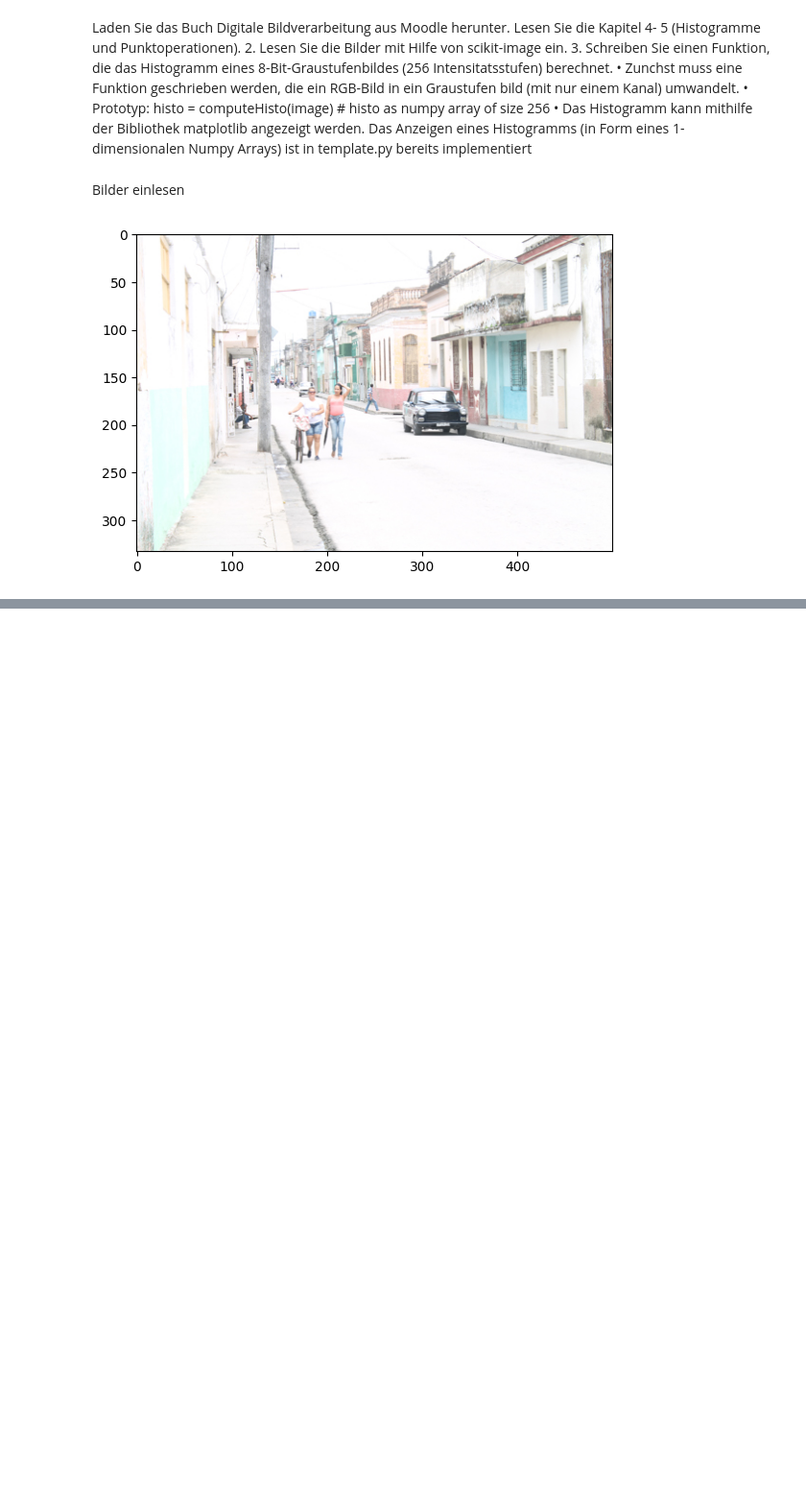
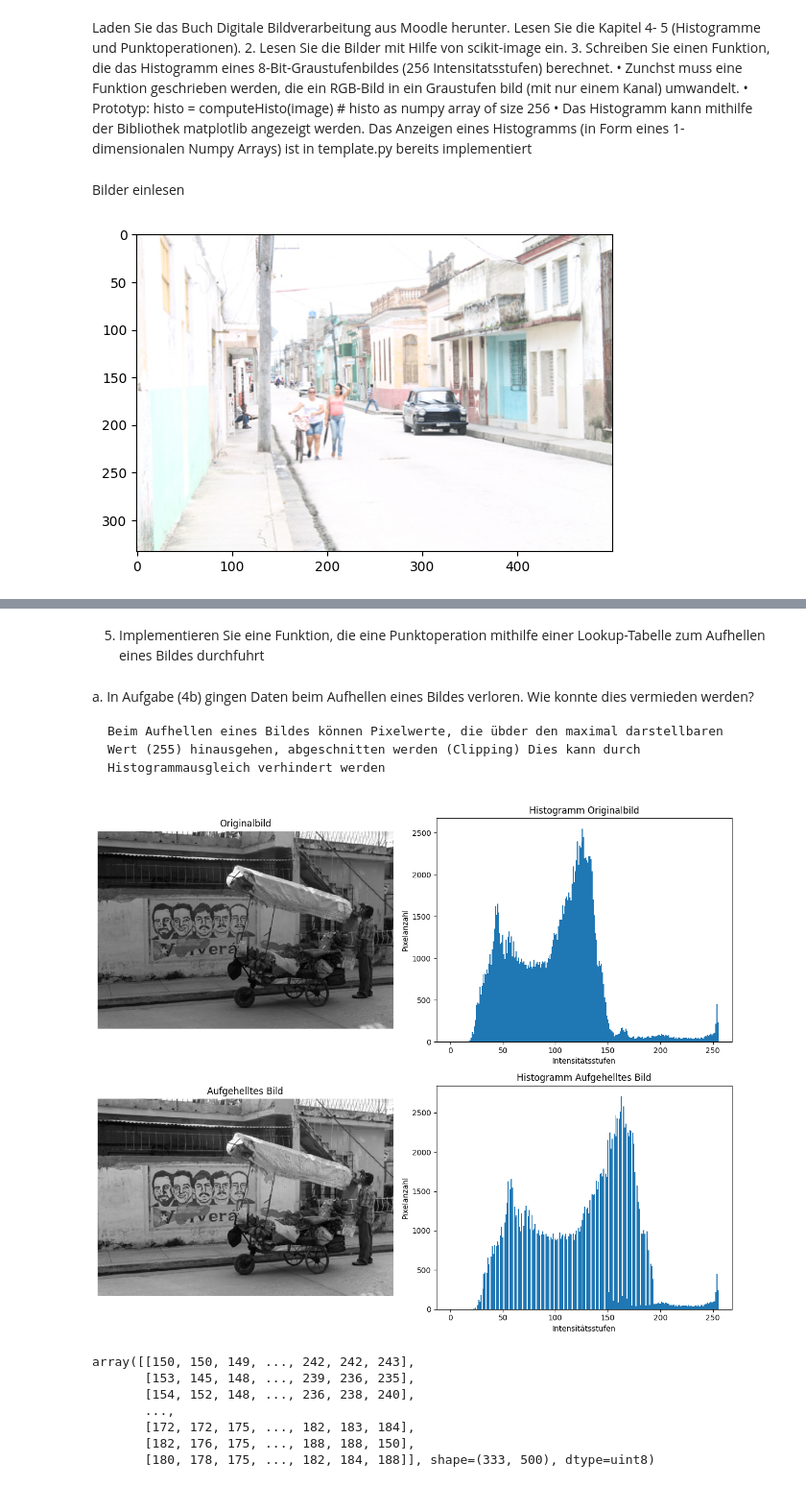
Before and after one commit to eFabi11/2D_Computergrafik_2025, a Jupyter notebook: Aufgabe1/2D_Aufgabe1.ipynb, the cells around one changed output, grey strips where cells are left out. Shown at 96% size. Saved outputs shown, nothing was run; the diff lists cells and outputs as text; code cells hidden in the pictures; blank space fills up the shorter version.

```diff
--- a/Aufgabe1/2D_Aufgabe1.ipynb
+++ b/Aufgabe1/2D_Aufgabe1.ipynb
@@ -108,0 +181,74 @@ plt.show()
+# %% [markdown]
+ 5. Implementieren Sie eine Funktion, die eine Punktoperation mithilfe einer Lookup-Tabelle
+ zum Aufhellen eines Bildes durchfuhrt
+# %% [markdown]
+ a. In Aufgabe (4b) gingen Daten beim Aufhellen eines Bildes verloren. Wie konnte
+ dies vermieden werden?
+
+    Beim Aufhellen eines Bildes können Pixelwerte, die übder den maximal darstellbaren Wert (255) hinausgehen, abgeschnitten werden (Clipping) Dies kann durch Histogrammausgleich verhindert werden
+# %%
+def contrast_change(img, factor, threshold=150, dark_factor=1.3, bright_factor=0.8):
+    lut = np.zeros(256, dtype=np.uint8)
+
+    # Für dunkle Bereiche: stärkere Aufhellung
+    for i in range(threshold):
+        # Lineare Verstärkung mit Clipping bei 255
+        lut[i] = np.clip(int(i * dark_factor), 0, 255)
+
+    # Für helle Bereiche: schwächere Aufhellung
+    for i in range(threshold, 256):
+        # Lineare Verstärkung mit Clipping bei 255
+        lut[i] = np.clip(int(i * bright_factor), 0, 255)
+
+    # Anwenden der LUT auf das Bild
+    new_img = lut[img]
+
+    # Berechne die Histogramme der Bilder
+    hist_original = histogramm_gray(img)
+    hist_new = histogramm_gray(new_img)
+
+    # Visualisierung
+    plt.figure(figsize=(12, 10))
+
+    # Zeige das Originalbild
+    plt.subplot(2, 2, 1)
+    plt.imshow(img, cmap='gray')
+    plt.title("Originalbild")
+    plt.axis("off")
+
+    # Zeige das Histogramm des Originalbildes
+    plt.subplot(2, 2, 2)
+    plt.bar(np.arange(256), hist_original, width=1)
+    plt.title("Histogramm Originalbild")
+    plt.xlabel("Intensitätsstufen")
+    plt.ylabel("Pixelanzahl")
+
+    # Zeige das aufgehellte Bild
+    plt.subplot(2, 2, 3)
+    plt.imshow(new_img, cmap='gray')
+    plt.title("Aufgehelltes Bild")
+    plt.axis("off")
+
+    # Zeige das Histogramm des aufgehellten Bildes
+    plt.subplot(2, 2, 4)
+    plt.bar(np.arange(256), hist_new, width=1)
+    plt.title("Histogramm Aufgehelltes Bild")
+    plt.xlabel("Intensitätsstufen")
+    plt.ylabel("Pixelanzahl")
+
+    plt.tight_layout()
+    plt.show()
+
+    return new_img
+
+# Beispielaufruf:
+contrast_change(img_gray1, factor=2, threshold=150, dark_factor=1.3, bright_factor=1)
+# %% [output]
+[figure, added]
+array([[150, 150, 149, ..., 242, 242, 243],
+       [153, 145, 148, ..., 239, 236, 235],
+       [154, 152, 148, ..., 236, 238, 240],
+       ...,
+       [172, 172, 175, ..., 182, 183, 184],
+       [182, 176, 175, ..., 188, 188, 150],
+       [180, 178, 175, ..., 182, 184, 188]], shape=(333, 500), dtype=uint8)
```
Also changed, not shown: parts of 3 cells of this notebook.
